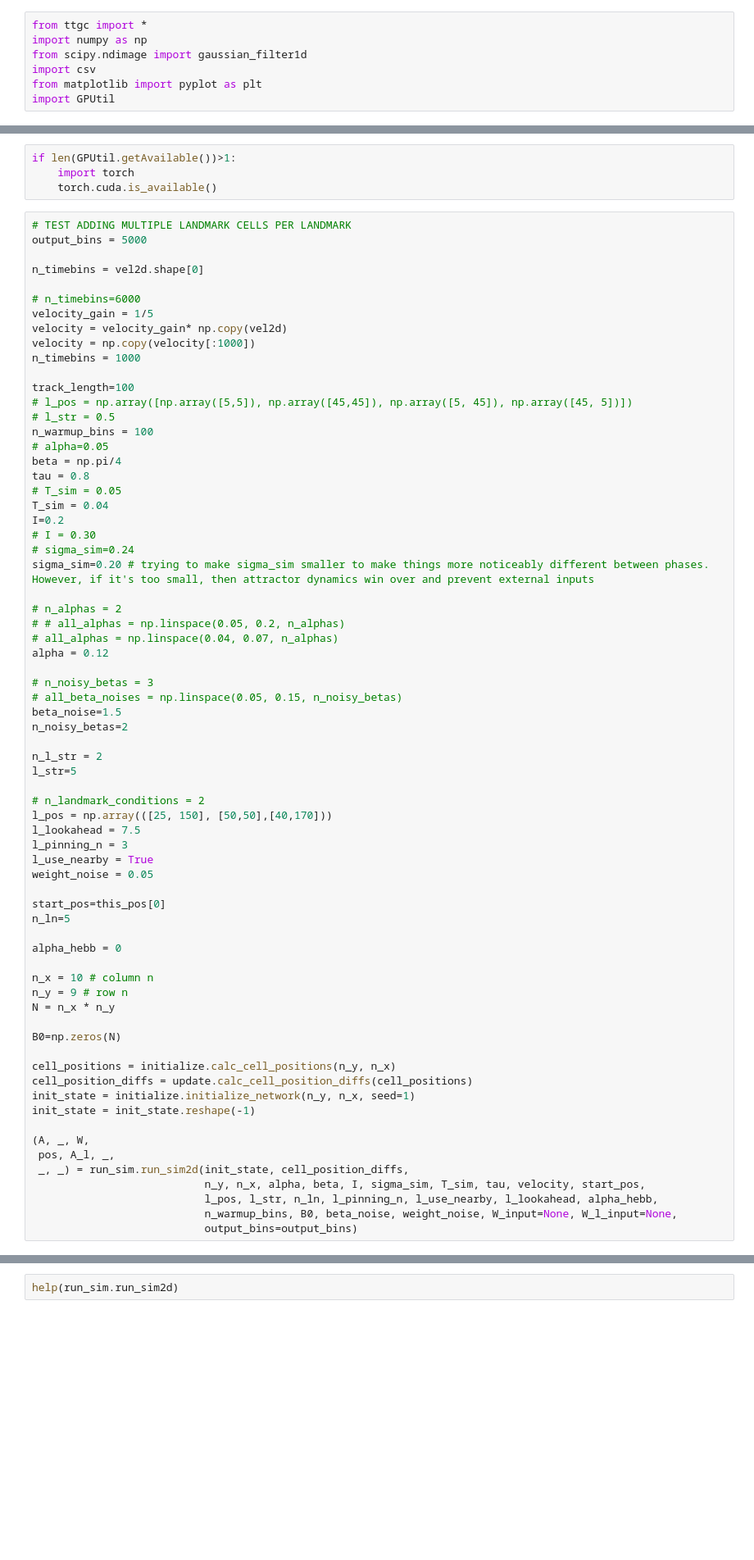
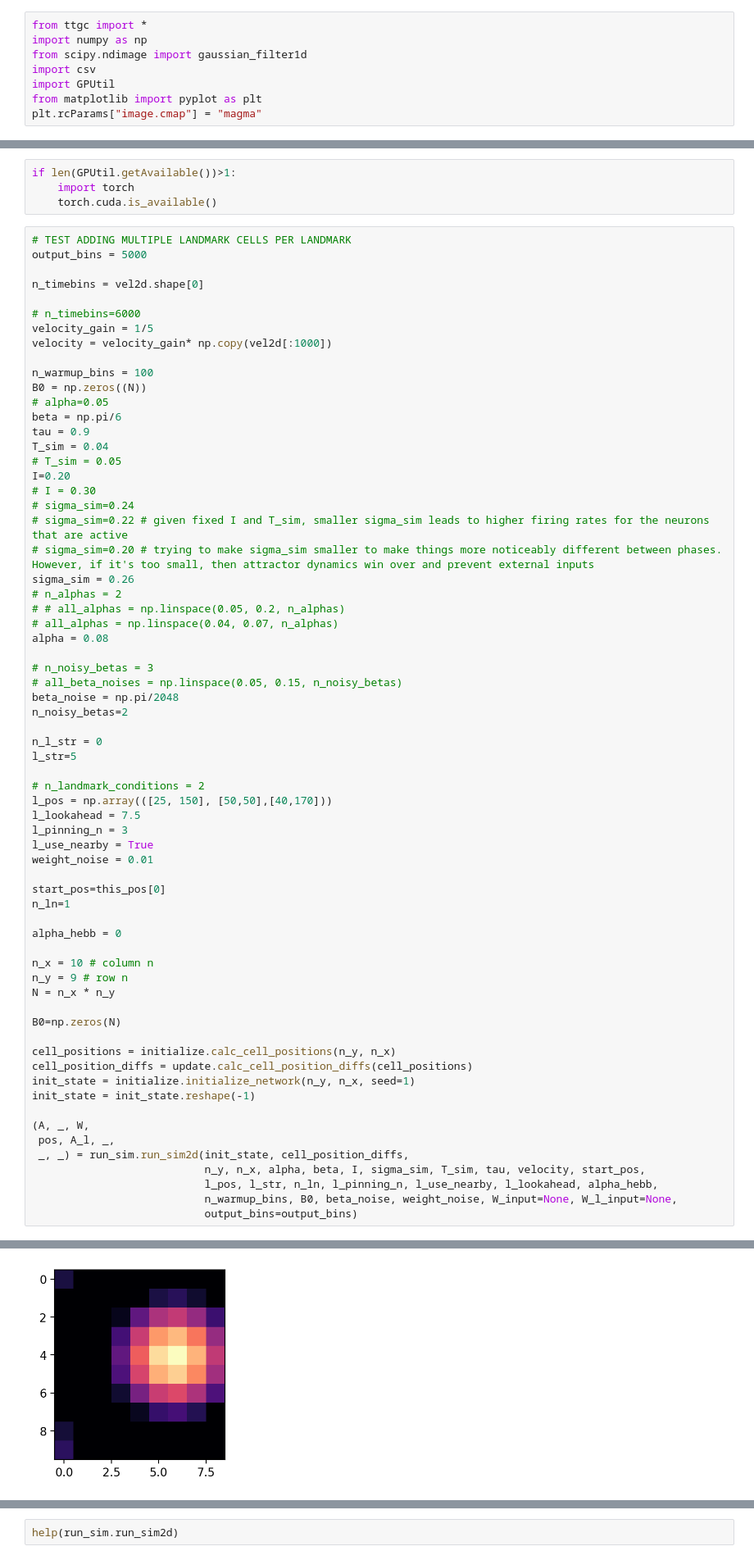
Before and after one commit to johnhwen1/ttgc, a Jupyter notebook: examples/ttgc.ipynb, the cells around one changed output, grey strips where cells are left out. Shown at 82% size. Cells and saved outputs as stored; diff of their text form; blank space fills up the shorter version.

```diff
--- a/examples/ttgc.ipynb
+++ b/examples/ttgc.ipynb
@@ -104,6 +104,7 @@ from ttgc import *
 import numpy as np
 from scipy.ndimage import gaussian_filter1d
 import csv
+import GPUtil
 from matplotlib import pyplot as plt
-import GPUtil
+plt.rcParams["image.cmap"] = "magma"
 # %%
@@ -168,35 +167,32 @@ n_timebins = vel2d.shape[0]
 
 # n_timebins=6000
 velocity_gain = 1/5
-velocity = velocity_gain* np.copy(vel2d)
-velocity = np.copy(velocity[:1000])
-n_timebins = 1000
+velocity = velocity_gain* np.copy(vel2d[:1000])
 
-track_length=100
-# l_pos = np.array([np.array([5,5]), np.array([45,45]), np.array([5, 45]), np.array([45, 5])])
-# l_str = 0.5
 n_warmup_bins = 100
+B0 = np.zeros((N))
 # alpha=0.05
-beta = np.pi/4
-tau = 0.8
+beta = np.pi/6
+tau = 0.9
+T_sim = 0.04
 # T_sim = 0.05
-T_sim = 0.04
-I=0.2
+I=0.20
 # I = 0.30
 # sigma_sim=0.24
-sigma_sim=0.20 # trying to make sigma_sim smaller to make things more noticeably different between phases. However, if it's too small, then attractor dynamics win over and prevent external inputs
-
+# sigma_sim=0.22 # given fixed I and T_sim, smaller sigma_sim leads to higher firing rates for the neurons that are active
+# sigma_sim=0.20 # trying to make sigma_sim smaller to make things more noticeably different between phases. However, if it's too small, then attractor dynamics win over and prevent external inputs
+sigma_sim = 0.26
 # n_alphas = 2
 # # all_alphas = np.linspace(0.05, 0.2, n_alphas)
 # all_alphas = np.linspace(0.04, 0.07, n_alphas)
-alpha = 0.12
+alpha = 0.08
 
 # n_noisy_betas = 3
 # all_beta_noises = np.linspace(0.05, 0.15, n_noisy_betas)
-beta_noise=1.5
+beta_noise = np.pi/2048
 n_noisy_betas=2
 
-n_l_str = 2
+n_l_str = 0
 l_str=5
 
 # n_landmark_conditions = 2
@@ -204,10 +200,10 @@ l_pos = np.array(([25, 150], [50,50],[40,170]))
 l_lookahead = 7.5
 l_pinning_n = 3
 l_use_nearby = True
-weight_noise = 0.05
+weight_noise = 0.01
 
 start_pos=this_pos[0]
-n_ln=5
+n_ln=1
 
 alpha_hebb = 0
 
@@ -235,0 +231 @@ NameError: name 'plt' is not defined
+[figure, added]
```
Also changed, not shown: parts of 6 cells of this notebook, 2 other files.
